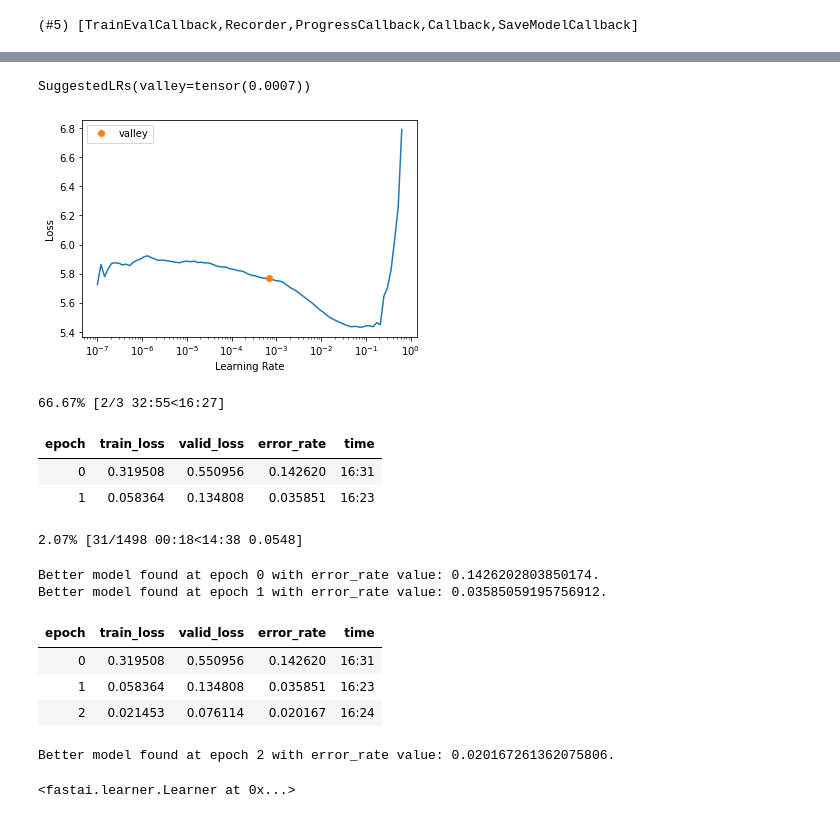
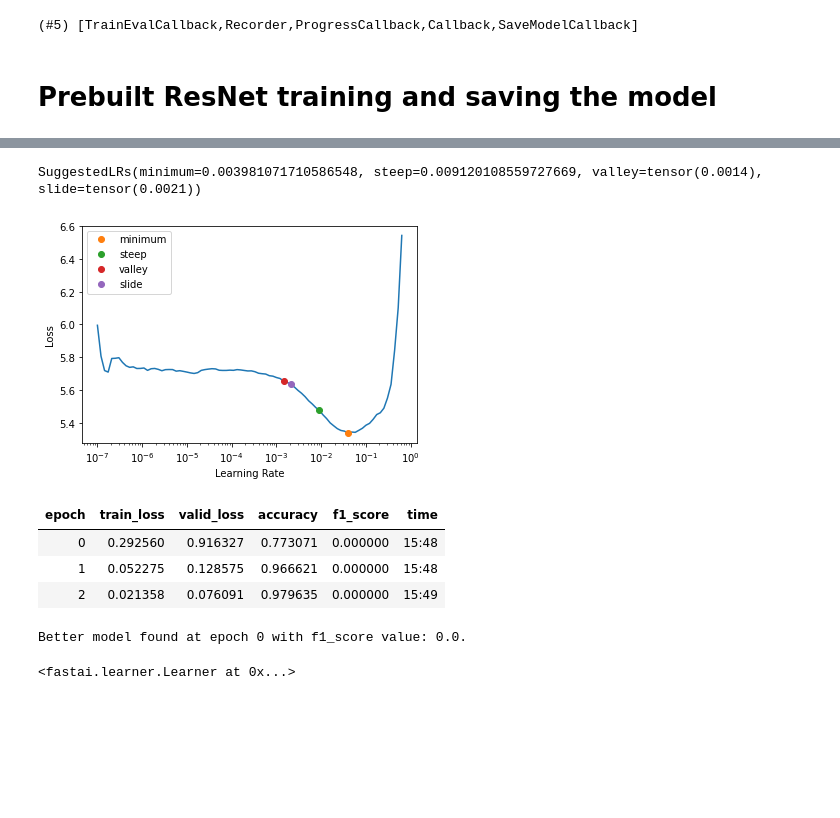
Before and after one commit to lphohmann/BINP37_DL_protein_classification, a Jupyter notebook: 2D_ResNet.ipynb, the cells around one changed output, grey strips where cells are left out. Cells and saved outputs as stored; diff of their text form; code cells hidden in the pictures; blank space fills up the shorter version.

Commit message:
Changed resnet50 metric to f1score

```diff
--- a/2D_ResNet.ipynb
+++ b/2D_ResNet.ipynb
@@ -178,3 +181,10 @@ nn.Conv2d._conv_forward = _conv_forward'''
+# %%
+# the metric
+# choose one that is also fine for unbalanced datasets such as the F1score
+# label= : Labels present in the data can be excluded, for example to calculate a multiclass average ignoring
+# a majority negative class, while labels not present in the data will result in 0 components in a macro average.
+F1Score = F1Score(labels=dls.vocab, average='weighted') # TypeError: __call__() got an unexpected keyword argument 'labels'
+# alt. RocAUC?
 # %%
 # callback to fix RuntimeError: Input type (torch.cuda.DoubleTensor) and weight type (torch.cuda.FloatTensor) should be the same
 def cb(self):
@@ -184,6 +194,6 @@ def cb(self):
 t_type = Callback(before_batch=cb)
 # %%
 # callback to save the model during training
-smc = SaveModelCallback(monitor="error_rate", fname="2D_ResNet50", comp=np.less, with_opt=True) # with_opt=True
+smc = SaveModelCallback(monitor="f1_score", fname="2D_ResNet50", comp=np.greater, with_opt=True) # change comp based on metric
 # %%
 # callback to stop training when the model doesnt improve anymore
@@ -193,7 +203,7 @@ estop = EarlyStoppingCallback(monitor="error_rate", min_delta=0.001, comp=np.les
 model = resnet50
 # %%
 # try just like this with cnn_learner
-learn = cnn_learner(dls, resnet50, metrics=error_rate, pretrained=False, cbs=[t_type,smc]) # add the callbacks
+learn = cnn_learner(dls, resnet50, metrics=[accuracy,F1Score], pretrained=False, cbs=[t_type,smc]) # add the callbacks ##
 # %%
 # check if the callbacks are added
 learn.cbs
@@ -202,31 +212,26 @@ learn.cbs
 # %%
 # check architecture
 #learn.model
+# %% [markdown]
+# Prebuilt ResNet training and saving the model
 # %%
 # choose an adequate lr
-learn.lr_find() # suggest_funcs=(minimum, steep, valley, slide)
+learn.lr_find(suggest_funcs=(minimum, steep, valley, slide)) # suggest_funcs=(minimum, steep, valley, slide)
 # %% [output]
 [interactive output not drawn]
-SuggestedLRs(valley=tensor(0.0007))
+SuggestedLRs(minimum=0.003981071710586548, steep=0.009120108559727669, valley=tensor(0.0014), slide=tensor(0.0021))
-[figure, old version]
+[figure, new version]
 # %%
 # train
 epochs=3
-lr=0.0007 # based on valley in lr_find
-learn = learn.fit_one_cycle(epochs, lr)
+lr=0.0014 # based on valley in lr_find
+learn = learn.fit_one_cycle(epochs, lr) # appareantly some labels in y_test don't appear in y_pred and are never predicted. This messes with the f-score.
 # %% [output]
+| epoch | train_loss | valid_loss | accuracy | f1_score | time |
+| 0 | 0.292560 | 0.916327 | 0.773071 | 0.000000 | 15:48 |
+| 1 | 0.052275 | 0.128575 | 0.966621 | 0.000000 | 15:48 |
+| 2 | 0.021358 | 0.076091 | 0.979635 | 0.000000 | 15:49 |
-66.67% [2/3 32:55<16:27]
+Better model found at epoch 0 with f1_score value: 0.0.
-| epoch | train_loss | valid_loss | error_rate | time |
-| 0 | 0.319508 | 0.550956 | 0.142620 | 16:31 |
-| 1 | 0.058364 | 0.134808 | 0.035851 | 16:23 |
-2.07% [31/1498 00:18<14:38 0.0548]
-Better model found at epoch 0 with error_rate value: 0.1426202803850174.
-Better model found at epoch 1 with error_rate value: 0.03585059195756912.
-| epoch | train_loss | valid_loss | error_rate | time |
-| 0 | 0.319508 | 0.550956 | 0.142620 | 16:31 |
-| 1 | 0.058364 | 0.134808 | 0.035851 | 16:23 |
-| 2 | 0.021453 | 0.076114 | 0.020167 | 16:24 |
-Better model found at epoch 2 with error_rate value: 0.020167261362075806.
 # %%
 # load the model (is it possible to continue training?)
 learn.load('2D_ResNet50')
```
Also changed, not shown: parts of 13 cells of this notebook.
